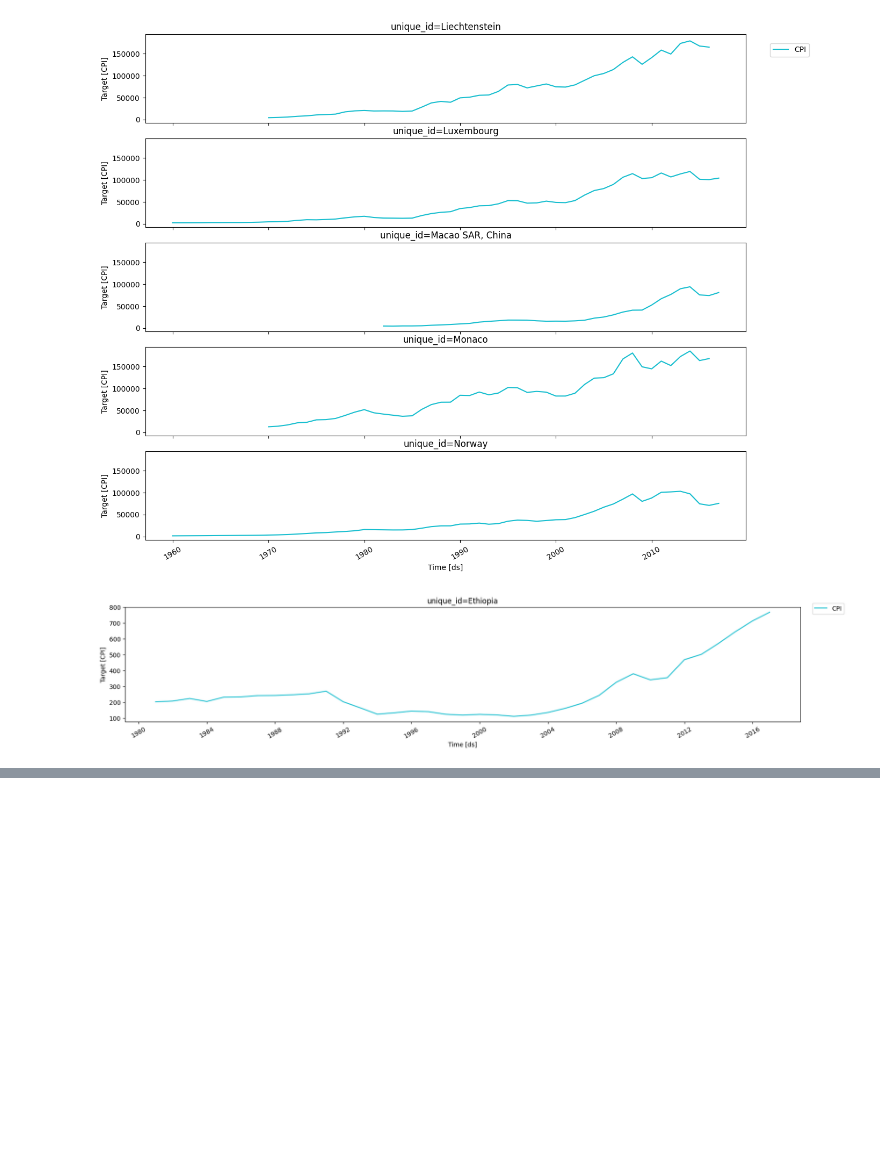
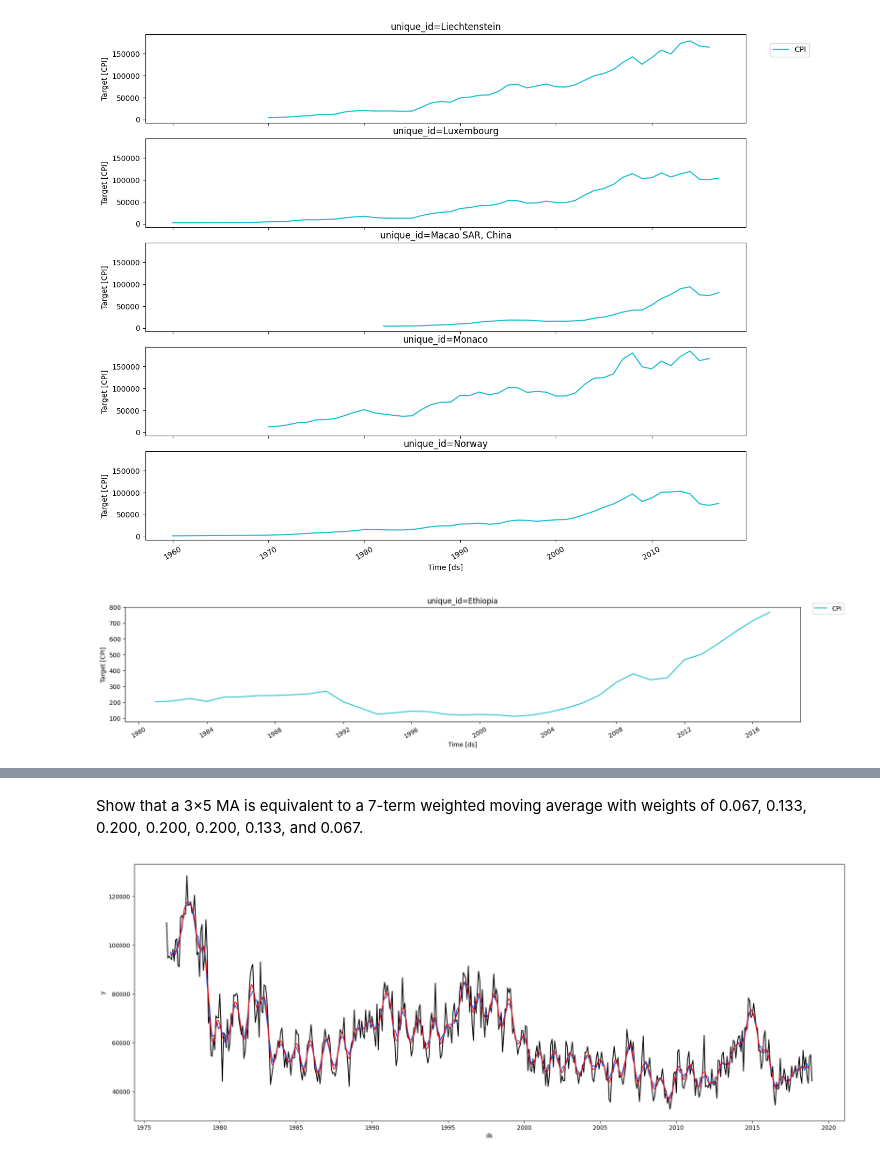
Before and after one commit to zamu-302/Time-series, a Jupyter notebook: Chapter3.ipynb, the cells around one changed output, grey strips where cells are left out. Drawn from its saved outputs; the diff is of its cells as text; code cells hidden in the pictures; blank space fills up the shorter version.

```diff
--- a/Chapter3.ipynb
+++ b/Chapter3.ipynb
@@ -141,0 +193,16 @@ plot_series(ethio_CPI,target_col='CPI')
+# %% [markdown]
+Show that a 3×5 MA is equivalent to a 7-term weighted moving average with weights of 0.067, 0.133, 0.200, 0.200, 0.200, 0.133, and 0.067.
+# %%
+#what's better way to show this than model both of them and compare them the math does match...
+# let's take vic data since it's noisy and better to show the simmlarity
+vic_bull_df=vic_bull_df.assign(MA_7=lambda x:x["y"].rolling(7,center=True).mean())
+vic_bull_df=vic_bull_df.assign(MA_5=lambda x:x["y"].rolling(5,center=True).mean())
+vic_bull_df=vic_bull_df.assign(MA_5X3=lambda x:x["MA_5"].rolling(3,center=True).mean())
+fig,ax=plt.subplots(figsize=(22,8))
+sns.lineplot(data=vic_bull_df,x="ds",y="y",color="black")
+sns.lineplot(data=vic_bull_df,x="ds",y="MA_7",color="#0256F3")
+sns.lineplot(data=vic_bull_df,x="ds",y="MA_5X3",color="#FC0000FF")
+plt.show()
+#as seen down below we can barely diffrenciate between them
+# %% [output]
+[figure, added]
```
Also changed, not shown: parts of 7 cells of this notebook, 1 other file.
